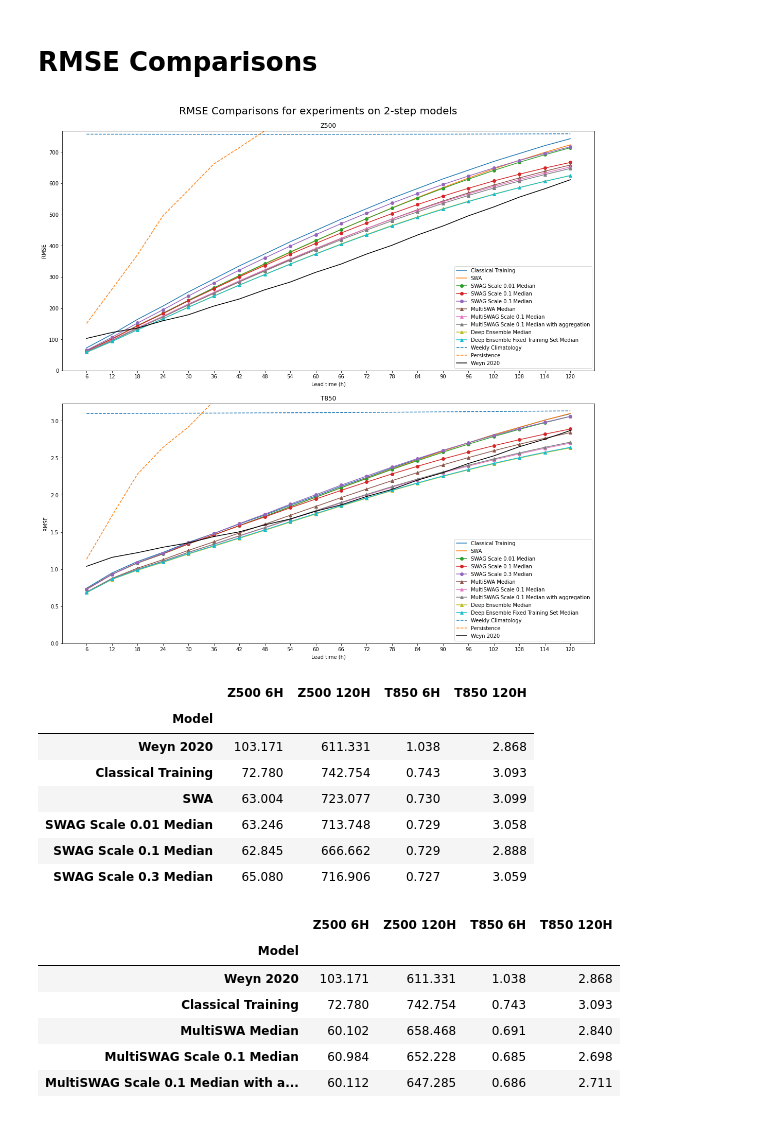
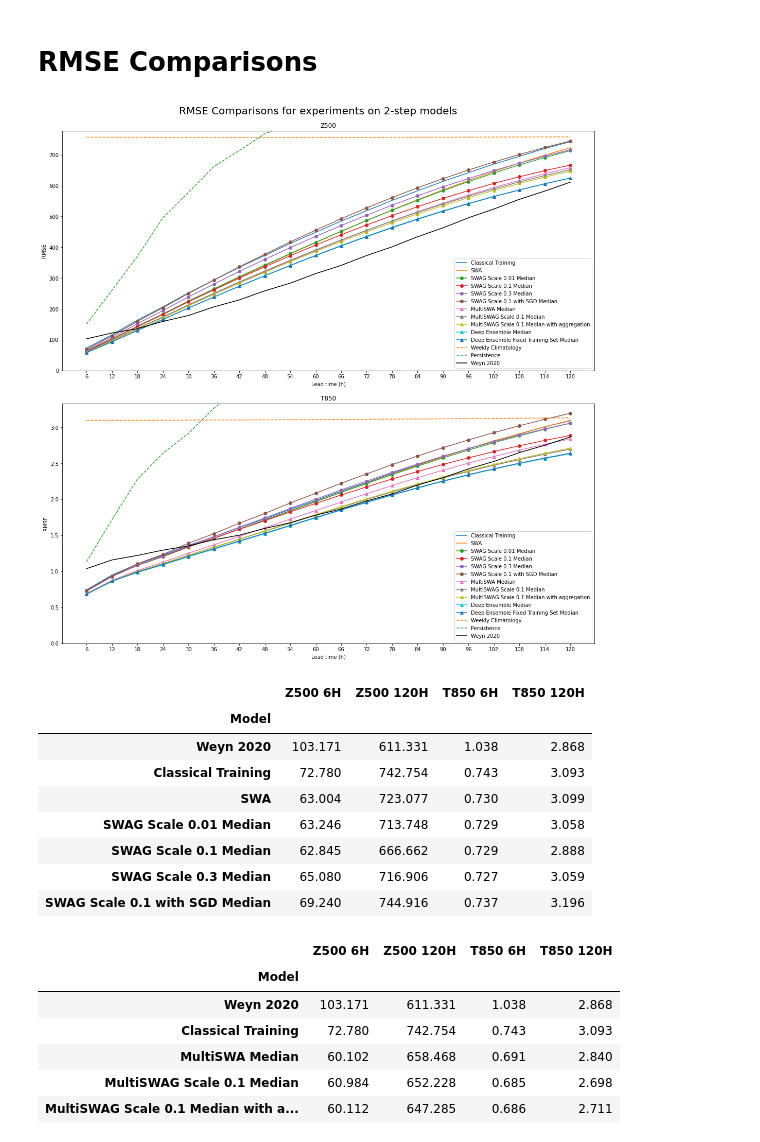
Before and after one commit to yasserhaddad/weather_prediction, a Jupyter notebook: notebooks/results_s02.ipynb, the cells around one changed output. Drawn from its saved outputs; the diff is of its cells as text; code cells hidden in the pictures.

```diff
--- a/notebooks/results_s02.ipynb
+++ b/notebooks/results_s02.ipynb
@@ -60,6 +60,7 @@ descriptions = [
     description_epoch + f'_s02_swag_freq10_epoch_{ep}_swag_scale001_median',
     description_epoch + f'_s02_swag_freq10_epoch_{ep}_swag_scale01_median',
     description_epoch + f'_s02_swag_freq10_epoch_{ep}_swag_scale03_median',
+    description_epoch + f'_s02_swag_freq10_sgd_epoch_11_swag_scale01_median',
     description_epoch + f'_s02_multiswag_ensemble_epoch_11_swag_scale00_median',
     description_epoch + f'_s02_multiswag_ensemble_epoch_11_swag_scale01_median',
     description_epoch + f'_s02_multiswag_ensemble_epoch_11_swag_scale01_aggregate_median',
@@ -75,6 +76,7 @@ labels = [
     'SWAG Scale 0.01 Median',
     'SWAG Scale 0.1 Median',
     'SWAG Scale 0.3 Median',
+    'SWAG Scale 0.1 with SGD Median',
     'MultiSWA Median',
     'MultiSWAG Scale 0.1 Median',
     'MultiSWAG Scale 0.1 Median with aggregation',
@@ -84,7 +86,7 @@ labels = [
     'Persistence'
 ]
 
-markers = ['', '', 'o', 'o', 'o', '^', '^', '^', '^', '^', '', '']
+markers = ['', '', 'o', 'o', 'o', 'o', '^', '^', '^', '^', '^', '', '']
 
 file_paths = []
 
@@ -110,38 +112,38 @@ for i, rmse in enumerate(rmses):
 
 ax1.plot(lead_times, reference_rmses.z.values, label='Weyn 2020', color='black')
 
 for i, rmse in enumerate(rmses):
     linestyle = 'solid' if i < (len(rmses) - 2) else 'dashed'
     ax2.plot(lead_times, rmse.t.values, label=labels[i], marker=markers[i], linestyle=linestyle)
 
 ax2.plot(lead_times, reference_rmses.t.values, label='Weyn 2020', color='black')
 
 ax1.set_xlabel('Lead time (h)')
 ax1.set_xticks(lead_times)
 ax2.set_xticks(lead_times)
 ax2.set_xlabel('Lead time (h)')
 
 ax1.set_ylabel('RMSE')
 ax2.set_ylabel('RMSE')
 
-ax1.set_ylim((0, rmses[-2].z.max() + 10))
-ax2.set_ylim((0, rmses[-2].t.max() + 0.1))
+ax1.set_ylim((0, rmses[-2].z.max() + 20))
+ax2.set_ylim((0, rmses[-2].t.max() + 0.2))
 
 ax1.set_title('Z500')
 ax2.set_title('T850')
 
 f.suptitle('RMSE Comparisons for experiments on 2-step models', fontsize=20)
 ax1.legend()
 ax2.legend()
 
 filename = 'rmse_comparisons.png'
 plt.savefig(figures_path + filename)
 
 plt.show()
 # %% [output]
-[figure, old version]
+[figure, new version]
 # %%
-df_rmses_single = table([reference_rmses] + rmses[:5], ['Weyn 2020'] + labels[:5])
+df_rmses_single = table([reference_rmses] + rmses[:6], ['Weyn 2020'] + labels[:6])
 df_rmses_single
 # %% [output]
 |  | Z500 6H | Z500 120H | T850 6H | T850 120H |
@@ -152,4 +154,5 @@ df_rmses_single
 | SWAG Scale 0.01 Median | 63.246 | 713.748 | 0.729 | 3.058 |
 | SWAG Scale 0.1 Median | 62.845 | 666.662 | 0.729 | 2.888 |
 | SWAG Scale 0.3 Median | 65.080 | 716.906 | 0.727 | 3.059 |
+| SWAG Scale 0.1 with SGD Median | 69.240 | 744.916 | 0.737 | 3.196 |
 # %%
```
Also changed, not shown: parts of 7 cells of this notebook, 11 other files.
